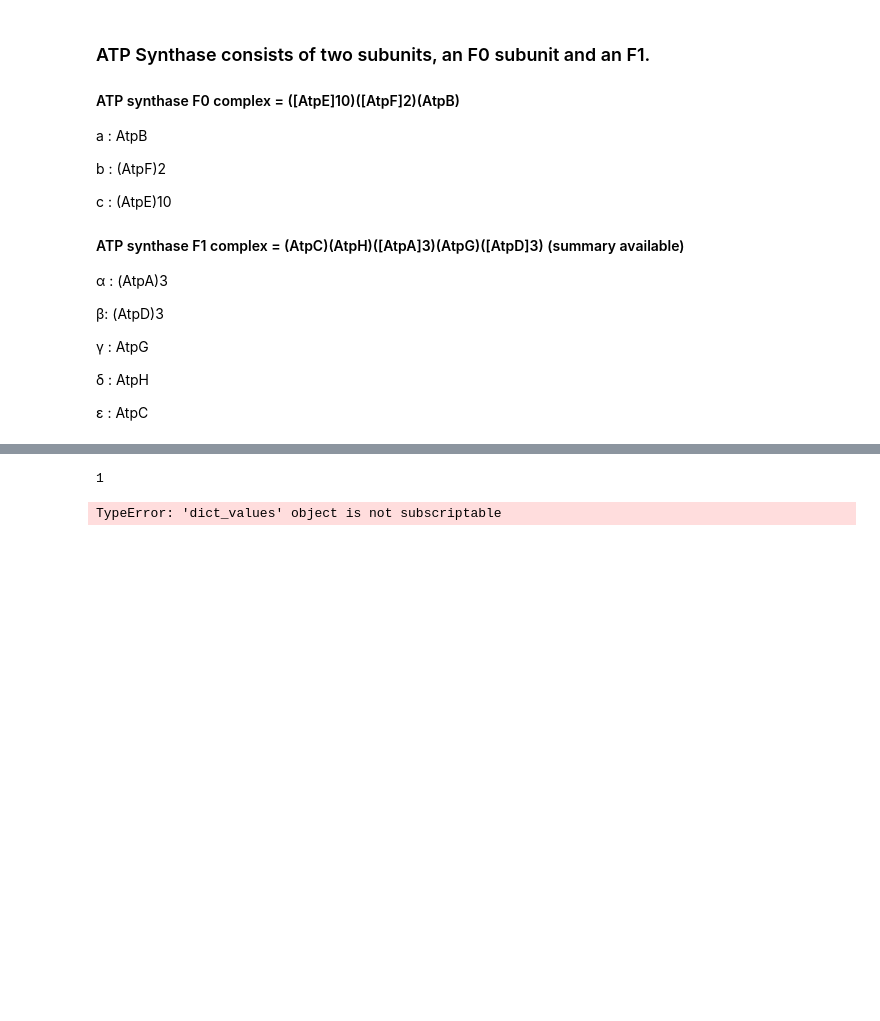
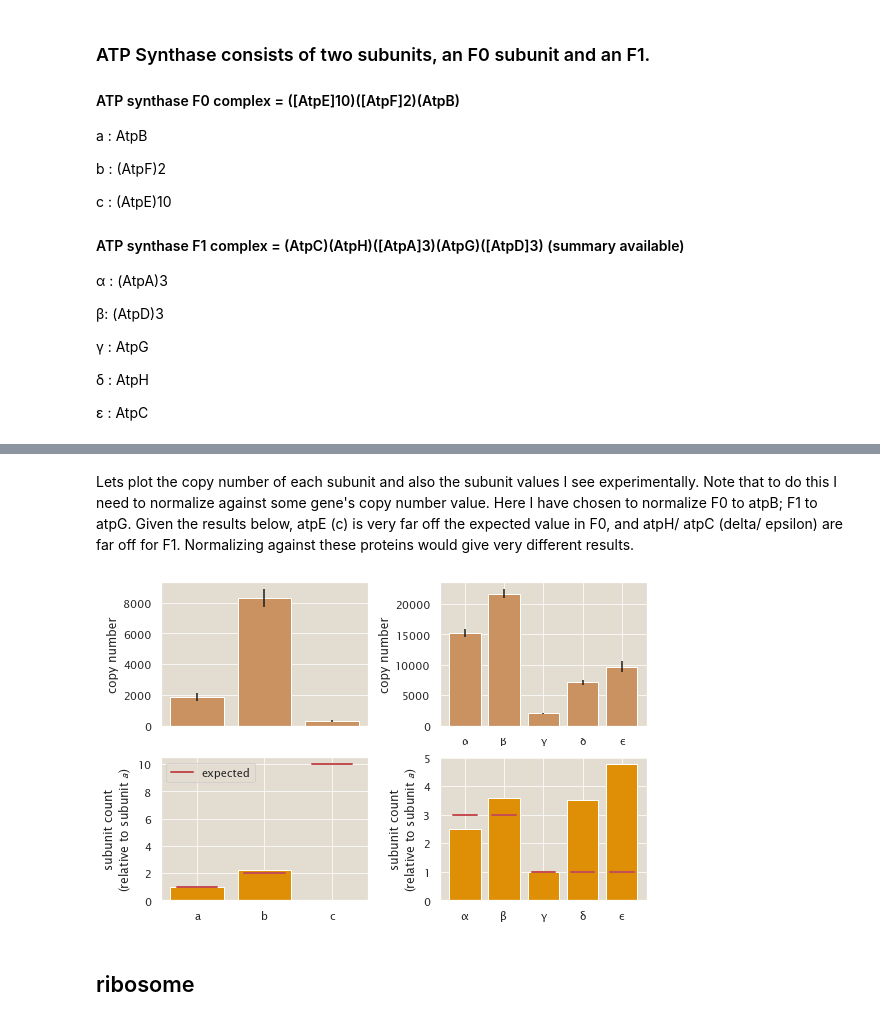
Before and after one commit to RPGroup-PBoC/growth_limits, a Jupyter notebook: code/exploratory/NB_prior_notebooks/2018_RP-requests.ipynb, the cells around one changed output, grey strips where cells are left out. Cells and saved outputs as stored; diff of their text form; code cells hidden in the pictures; blank space fills up the shorter version.

```diff
--- a/code/exploratory/NB_prior_notebooks/2018_RP-requests.ipynb
+++ b/code/exploratory/NB_prior_notebooks/2018_RP-requests.ipynb
@@ -173,9 +161,72 @@ plt.tight_layout()
-# %%
-subunit_dict[gene]
-# %% [output]
-1
-# %%
-subunit_dict_char.values()[:]
-# %% [output]
-TypeError: 'dict_values' object is not subscriptable
+# %% [markdown]
+Lets plot the copy number of each subunit and also the subunit values I see experimentally. Note that to do this I need to normalize against some gene's copy number value. Here I have chosen to normalize F0 to atpB; F1 to atpG. Given the results below, atpE (c) is very far off the expected value in F0, and atpH/ atpC (delta/ epsilon) are far off for F1. Normalizing against these proteins would give very different results.
+# %%
+# set color for each dataset
+pal = sns.color_palette(palette='colorblind', n_colors=8)
+colorlist = pal.as_hex()
+
+fig, ([ax1, ax2], [ax3, ax4]) = plt.subplots(2,2,figsize=(8,5))
+
+count = 0
+for gene in subunit_dict.keys():
+    data = combined_df_atp[combined_df_atp.Gene == gene]
+
+
+    if np.any(data.Gene.unique() ==['atpB', 'atpF', 'atpE']):
+        ax1.bar(count, data.copy_number.mean(),
+               yerr = data.copy_number_stdev.mean(),
+               color = colorlist[5])
+
+        ax3.bar(count, data.copy_number.mean()/ \
+                (combined_df_atp[combined_df_atp.Gene == 'atpB'].copy_number.mean()*subunit_dict[gene]),
+               color = colorlist[1])
+        ax3.plot([count-0.3,count+0.3], [subunit_dict[gene],subunit_dict[gene]], color='r', lw=2,
+                label = 'expected')
+        count += 1
+
+for ax in [ax1,ax3]:
+    ticklist = ['a', 'b', 'c']
+    ax.set_xticks(np.arange(3))
+    ax.set_xticklabels(ticklist)
+
+
+count = 0
+for gene in subunit_dict.keys():
+    data = combined_df_atp[combined_df_atp.Gene == gene]
+
+
+    if np.all(data.Gene.unique() !=['atpB', 'atpF', 'atpE']):
+        ax2.bar(count, data.copy_number.mean(),
+               yerr = data.copy_number_stdev.mean(),
+               color = colorlist[5])
+
+        ax4.bar(count, data.copy_number.mean()/ \
+                (combined_df_atp[combined_df_atp.Gene == 'atpG'].copy_number.mean()*subunit_dict[gene]),
+               color = colorlist[1])
+        ax4.plot([count-0.3,count+0.3], [subunit_dict[gene],subunit_dict[gene]], color='r', lw=2)
+        count += 1
+
+ax1.set_ylabel('copy number')
+ax1.set_xticks([])
+ax3.set_ylabel('subunit count\n(relative to subunit $a$)')
+
+ax2.set_ylabel('copy number')
+ax2.set_xticks([])
+ax4.set_ylabel('subunit count\n(relative to subunit $a$)')
+
+for ax in [ax2,ax4]:
+    ticklist =  ['α', 'β', 'γ', 'δ', 'ε']
+    ax.set_xticks(np.arange(5))
+    ax.set_xticklabels(ticklist)
+
+ax3.legend()
+handles, labels = ax3.get_legend_handles_labels()
+by_label = dict(zip(labels, handles))
+ax3.legend(by_label.values(), by_label.keys())
+
+plt.tight_layout()
+# %% [output]
+[figure, added]
+# %% [markdown]
+## ribosome
 # %%
```
Also changed, not shown: parts of 30 cells of this notebook.
